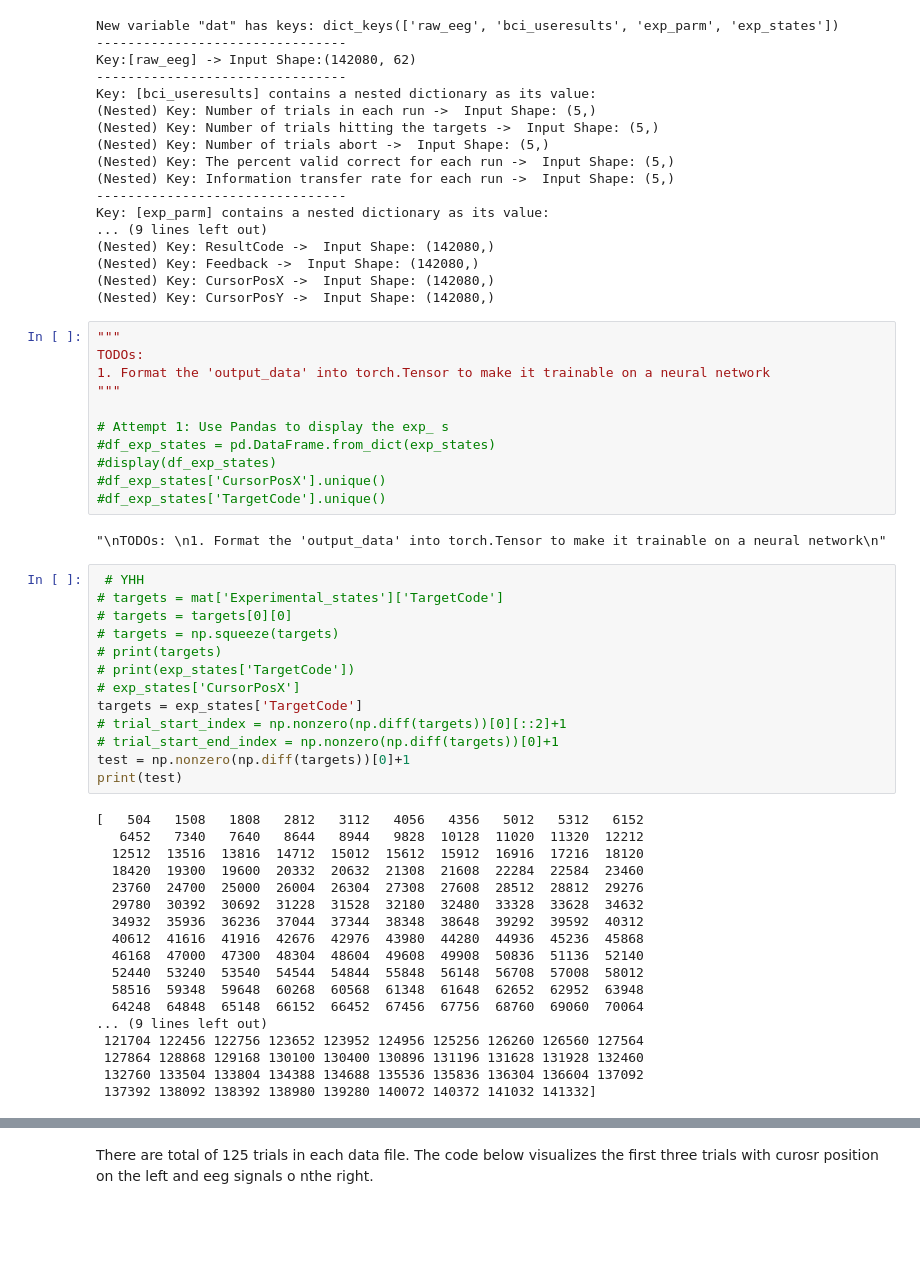
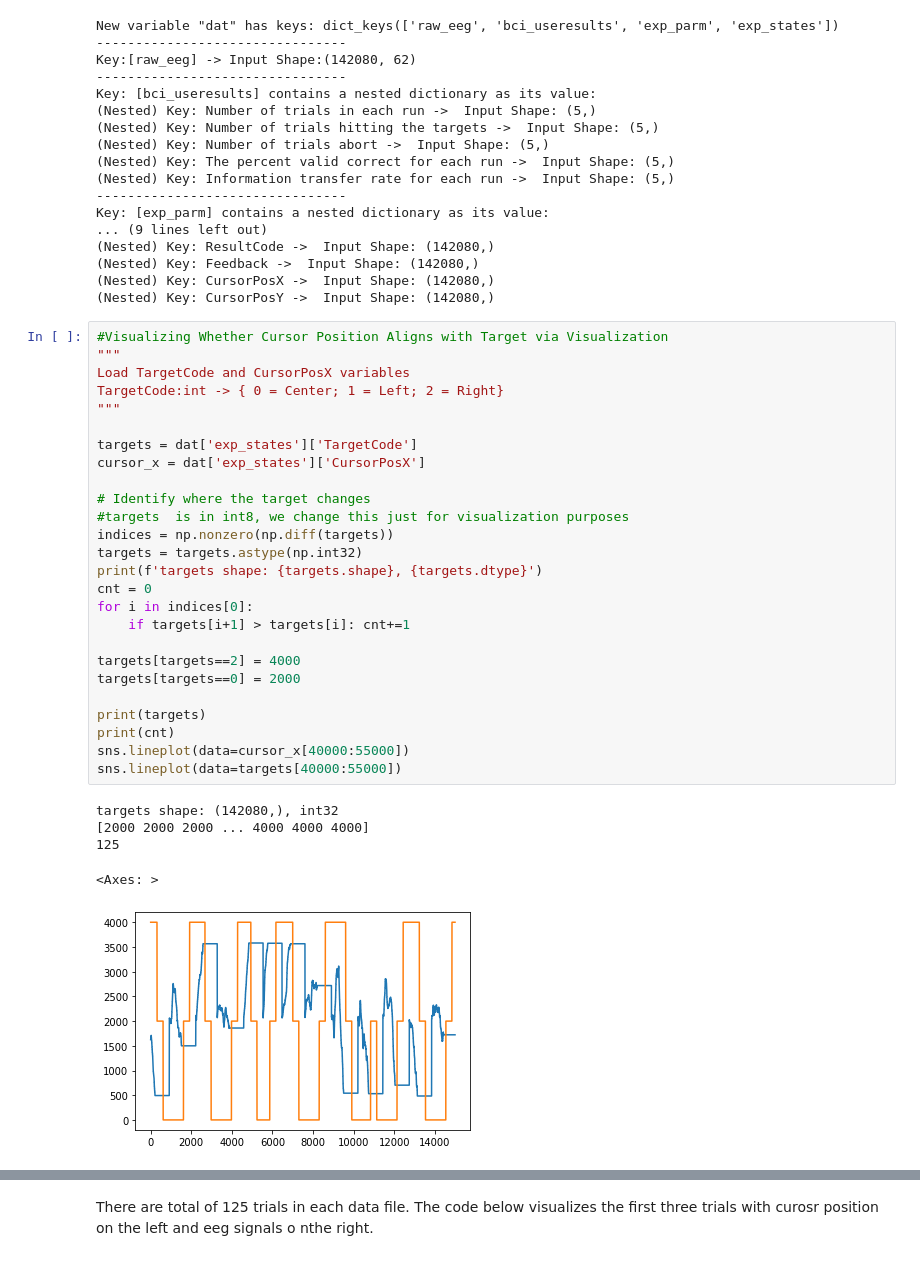
Before and after one commit to IDL-SG1-BCI-EEG/main, a Jupyter notebook: IDL_BCI_EEG_EDA.ipynb, the cells around one changed output, grey strips where cells are left out. Drawn from its saved outputs; the diff is of its cells as text; blank space fills up the shorter version.

```diff
--- a/IDL_BCI_EEG_EDA.ipynb
+++ b/IDL_BCI_EEG_EDA.ipynb
@@ -107,48 +109,36 @@ Key: [exp_parm] contains a nested dictionary as its value:
 (Nested) Key: Feedback ->  Input Shape: (142080,)
 (Nested) Key: CursorPosX ->  Input Shape: (142080,)
 (Nested) Key: CursorPosY ->  Input Shape: (142080,)
-# %%
-"""
-TODOs:
-1. Format the 'output_data' into torch.Tensor to make it trainable on a neural network
-"""
-
-# Attempt 1: Use Pandas to display the exp_ s
-#df_exp_states = pd.DataFrame.from_dict(exp_states)
-#display(df_exp_states)
-#df_exp_states['CursorPosX'].unique()
-#df_exp_states['TargetCode'].unique()
-# %% [output]
-"\nTODOs: \n1. Format the 'output_data' into torch.Tensor to make it trainable on a neural network\n"
-# %%
- # YHH
-# targets = mat['Experimental_states']['TargetCode']
-# targets = targets[0][0]
-# targets = np.squeeze(targets)
-# print(targets)
-# print(exp_states['TargetCode'])
-# exp_states['CursorPosX']
-targets = exp_states['TargetCode']
-# trial_start_index = np.nonzero(np.diff(targets))[0][::2]+1
-# trial_start_end_index = np.nonzero(np.diff(targets))[0]+1
-test = np.nonzero(np.diff(targets))[0]+1
-print(test)
-# %% [output]
-[   504   1508   1808   2812   3112   4056   4356   5012   5312   6152
-   6452   7340   7640   8644   8944   9828  10128  11020  11320  12212
-  12512  13516  13816  14712  15012  15612  15912  16916  17216  18120
-  18420  19300  19600  20332  20632  21308  21608  22284  22584  23460
-  23760  24700  25000  26004  26304  27308  27608  28512  28812  29276
-  29780  30392  30692  31228  31528  32180  32480  33328  33628  34632
-  34932  35936  36236  37044  37344  38348  38648  39292  39592  40312
-  40612  41616  41916  42676  42976  43980  44280  44936  45236  45868
-  46168  47000  47300  48304  48604  49608  49908  50836  51136  52140
-  52440  53240  53540  54544  54844  55848  56148  56708  57008  58012
-  58516  59348  59648  60268  60568  61348  61648  62652  62952  63948
-  64248  64848  65148  66152  66452  67456  67756  68760  69060  70064
-... (9 lines left out)
- 121704 122456 122756 123652 123952 124956 125256 126260 126560 127564
- 127864 128868 129168 130100 130400 130896 131196 131628 131928 132460
- 132760 133504 133804 134388 134688 135536 135836 136304 136604 137092
- 137392 138092 138392 138980 139280 140072 140372 141032 141332]
+# %%
+#Visualizing Whether Cursor Position Aligns with Target via Visualization
+"""
+Load TargetCode and CursorPosX variables
+TargetCode:int -> { 0 = Center; 1 = Left; 2 = Right}
+"""
+
+targets = dat['exp_states']['TargetCode']
+cursor_x = dat['exp_states']['CursorPosX']
+
+# Identify where the target changes
+#targets  is in int8, we change this just for visualization purposes
+indices = np.nonzero(np.diff(targets))
+targets = targets.astype(np.int32)
+print(f'targets shape: {targets.shape}, {targets.dtype}')
+cnt = 0
+for i in indices[0]:
+    if targets[i+1] > targets[i]: cnt+=1
+
+targets[targets==2] = 4000
+targets[targets==0] = 2000
+
+print(targets)
+print(cnt)
+sns.lineplot(data=cursor_x[40000:55000])
+sns.lineplot(data=targets[40000:55000])
+# %% [output]
+targets shape: (142080,), int32
+[2000 2000 2000 ... 4000 4000 4000]
+125
+<Axes: >
+[figure, added]
 # %%
```
Also changed, not shown: parts of 2 cells of this notebook.
